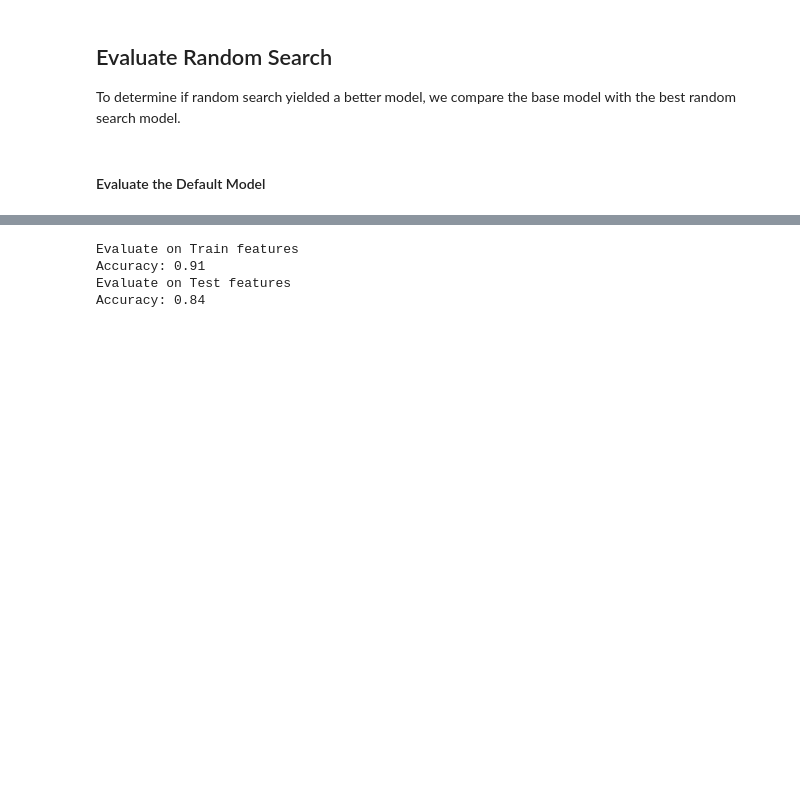
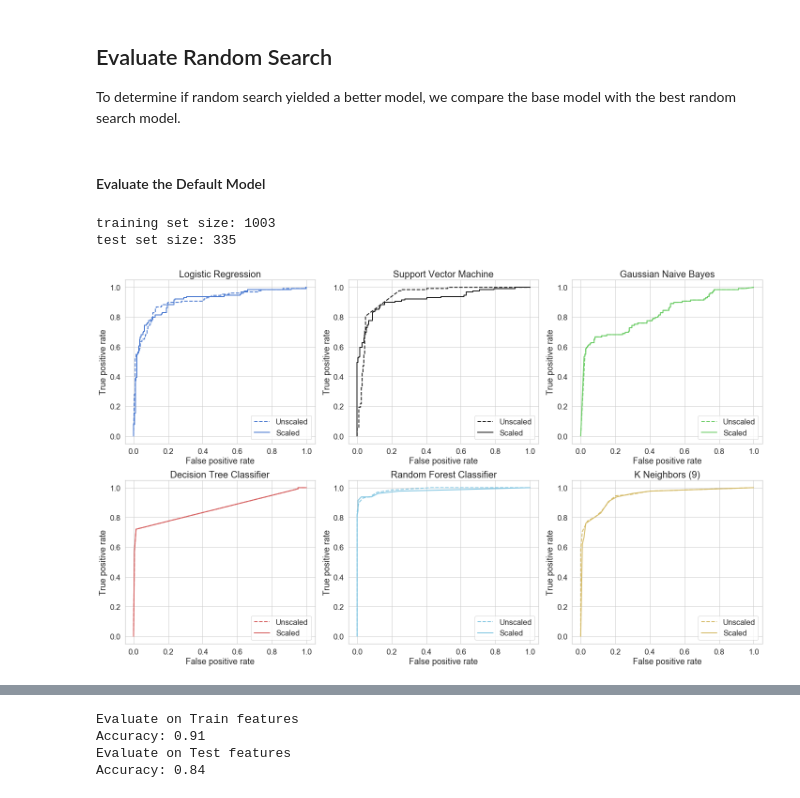
Before and after one commit to yusufarslanpolat/Springboard, a Jupyter notebook: Capstone-2/systemcall-anomaly-detection/logreg_on_adfa_ld.ipynb, the cells around one changed output, grey strips where cells are left out. Saved outputs shown, nothing was run; the diff lists cells and outputs as text; code cells hidden in the pictures; blank space fills up the shorter version.

```diff
--- a/Capstone-2/systemcall-anomaly-detection/logreg_on_adfa_ld.ipynb
+++ b/Capstone-2/systemcall-anomaly-detection/logreg_on_adfa_ld.ipynb
@@ -1224,0 +1244,12 @@ def evaluate(model, test_features, test_labels):
+# %%
+print("training set size: " + str(len(train_features)))
+print("test set size: " + str(len(test_features)))
+# %% [output]
+training set size: 1003
+test set size: 335
+# %%
+# create a new dataframe with scaled features (if feature is not binary)
+
+std_scale = preprocessing.StandardScaler().fit(train_features)
+X_train_std = std_scale.transform(train_features)
+X_test_std = std_scale.transform(test_features)
@@ -1224,0 +1270,34 @@ def evaluate(model, test_features, test_labels):
+# %%
+# set modeling and plotting parameters
+
+estimators = [LogisticRegression(), SVC(probability = True), GaussianNB(), DecisionTreeClassifier(max_depth = 4),
+          RandomForestClassifier(), KNeighborsClassifier(n_neighbors = 9)]
+
+names = ["Logistic Regression", "Support Vector Machine", "Gaussian Naive Bayes", "Decision Tree Classifier",
+        "Random Forest Classifier", "K Neighbors (9)"]
+
+colors = ["b", "k", "g", "r", "c", "y"]
+# %%
+# plot roc curves
+
+plt.figure(figsize = (20,12))
+
+for i, model in enumerate(estimators):
+    plt.subplot(2,3, i+1)
+    plt.title(names[i], fontsize = 20)
+    plt.xlabel("False positive rate")
+    plt.ylabel("True positive rate")
+
+    # plot parameters using unscaled predictors
+    params = roc_params(estimators[i], train_features, test_features)
+    plt.plot(params[0], params[1], colors[i] + "--", linewidth = 2, label = "Unscaled")
+
+    # plot parameters using scaled predictors
+    scaled_params = roc_params(estimators[i], X_train_std, X_test_std)
+    plt.plot(scaled_params[0], scaled_params[1], colors[i], linewidth = 2, label = "Scaled")
+    plt.legend(loc = 4)
+
+plt.tight_layout()
+plt.show()
+# %% [output]
+[figure, added]
```
Also changed, not shown: parts of 9 cells of this notebook, 4 other files.
